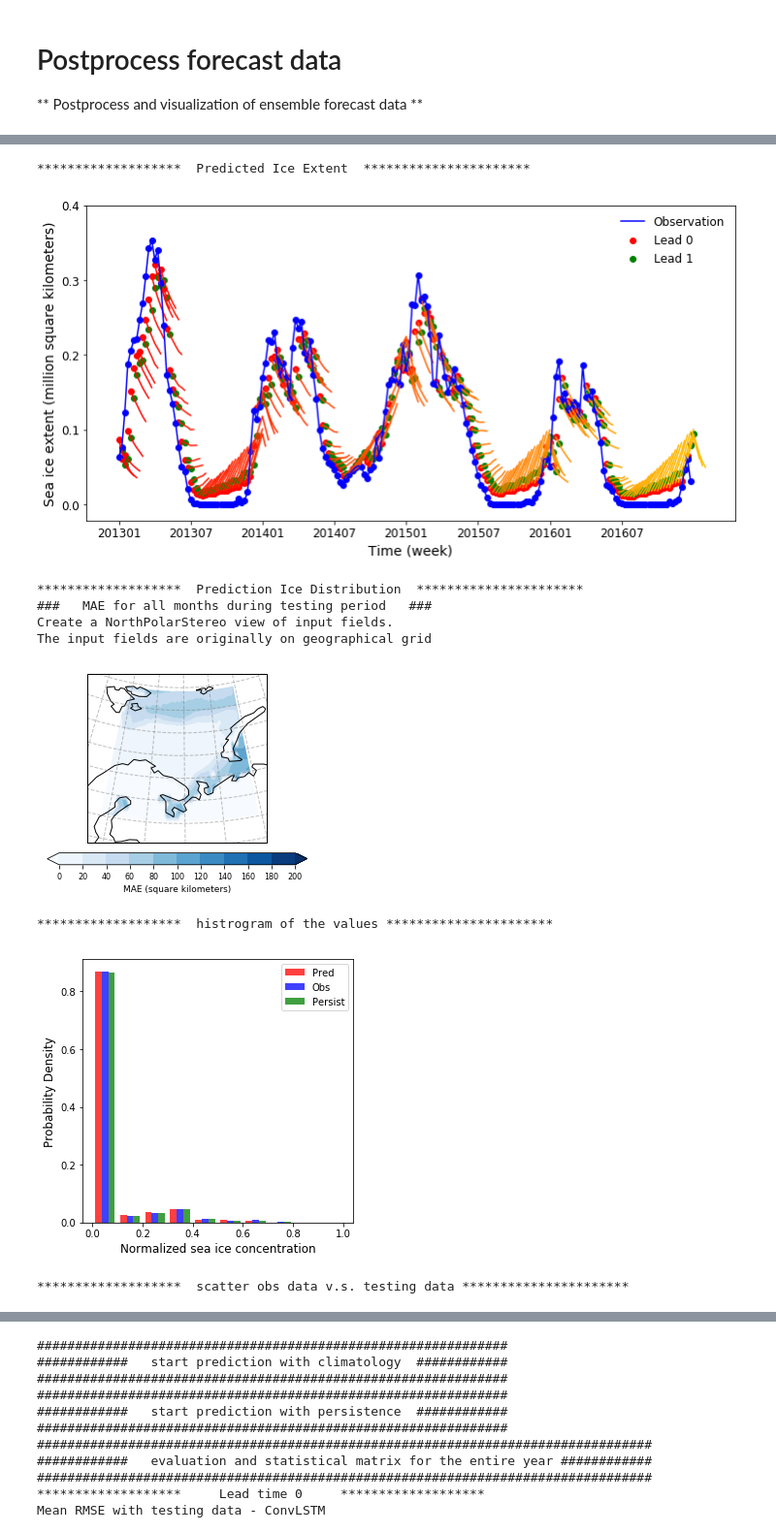
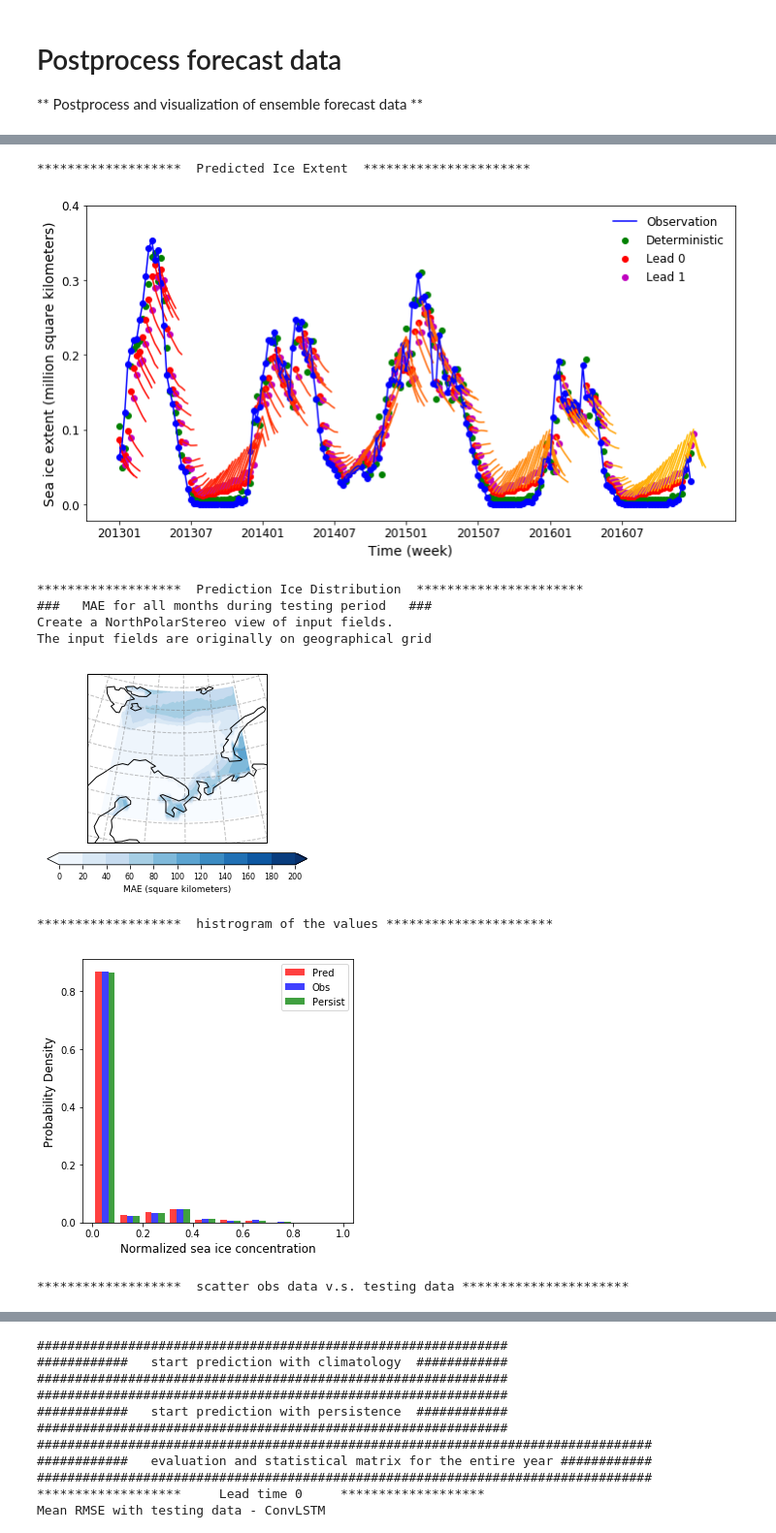
Before and after one commit to geek-yang/DeepArctic, a Jupyter notebook: BayesMap/HyperParam/validSIC/map_BayesConvLSTM_sic_ohc_Barents_hyperParam_tuning_verifySIC_postprocess.ipynb, the cells around one changed output, grey strips where cells are left out. Shown at 97% size. Drawn from its saved outputs; the diff is of its cells as text; code cells hidden in the pictures.

```diff
--- a/BayesMap/HyperParam/validSIC/map_BayesConvLSTM_sic_ohc_Barents_hyperParam_tuning_verifySIC_postprocess.ipynb
+++ b/BayesMap/HyperParam/validSIC/map_BayesConvLSTM_sic_ohc_Barents_hyperParam_tuning_verifySIC_postprocess.ipynb
@@ -588,10 +602,12 @@ Time series of sic at lat 71.5 lon 21.0
     for i in range(test_year*12*4):
         plt.plot(np.arange(index_plot[i],index_plot[i]+step_lead),
                  np.median(predictand_sum[:,i,:step_lead] * sic_max / 1E+6, 0), color=colormap[i])
+    plt.scatter(index_plot, predictand_determin_sum[:,0] * sic_max / 1E+6,
+                color='g', label="Deterministic")
     plt.scatter(index_plot, np.median(predictand_sum[:,:,0] * sic_max / 1E+6, 0),
                 color='r', label="Lead 0")
     plt.scatter(index_plot_step[1:], np.median(predictand_sum[:,:,1] * sic_max / 1E+6, 0),
-                color='g', label="Lead 1")
+                color='m', label="Lead 1")
     plt.plot(index_plot, np.sum(np.sum(sic_exp_norm[-test_year*12*4:,:,:],2),1)* sic_max/ 1E+6, 'b', label="Observation")
     plt.scatter(index_plot,np.sum(np.sum(sic_exp_norm[-test_year*12*4:,:,:],2),1)* sic_max/ 1E+6, color='b')
     #plt.plot(index_plot, climatology, 'c--',label="climatology")
@@ -646,34 +662,34 @@ Time series of sic at lat 71.5 lon 21.0
     plt.xlabel('Prediction', fontsize = 12)
     plt.ylabel('Observation', fontsize = 12)
     plt.xticks(fontsize = 10)
     plt.yticks(fontsize = 10)
     axes = plt.gca()
     axes.set_xlim(0,1.0)
     axes.set_ylim(0,1.0)
     axes.plot(axes.get_xlim(), axes.get_ylim(), ls="--", c="r")
     #plt.plot(np.arange(0,1.0,11),np.arange(0,1.0,11),'r')
     #plt.legend()
     plt.show()
     fig4.savefig(os.path.join(output_path,'sic_ERAI_LSTM_pred_lead_test_scatter.png'),dpi=200)
 
     print ("*******************  quantile mapping obs data v.s. testing data **********************")
     # Draw quantile-quantile plot
     plt.figure(figsize=(5,5))
     dlacs.visual.qqplot(np.sort(predictand_median[:,0,:,:]), np.sort(sic_exp_norm[-test_year*12*4:,:,:]),
                         c='r', alpha=0.5, edgecolor='k')
     plt.xlabel('Prediction', fontsize = 12)
     plt.ylabel('Observation', fontsize = 12)
     axes = plt.gca()
     axes.set_xlim(0,1.0)
     axes.set_ylim(0,1.0)
     axes.plot(axes.get_xlim(), axes.get_ylim(), ls="--", c="b", alpha=0.5)
     #plt.title('Quantile Mapping')
     plt.savefig(os.path.join(output_path,'sic_ERAI_LSTM_pred_lead_test_quantile.png'),dpi=200)
     plt.show()
     plt.close()
 # %% [output]
 *******************  Predicted Ice Extent  **********************
-[figure, old version]
+[figure, new version]
 *******************  Prediction Ice Distribution  **********************
 ###   MAE for all months during testing period   ###
 Create a NorthPolarStereo view of input fields.
```
Also changed, not shown: parts of 8 cells of this notebook.
